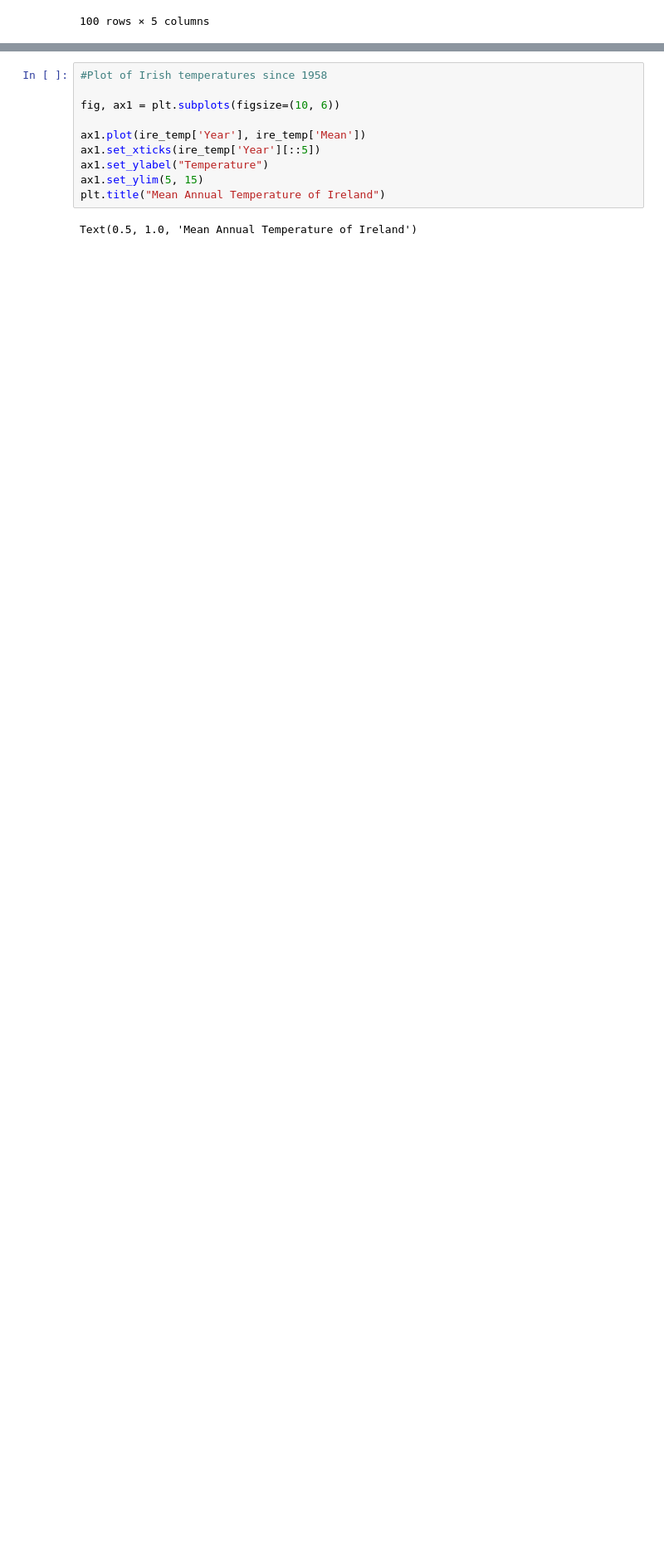
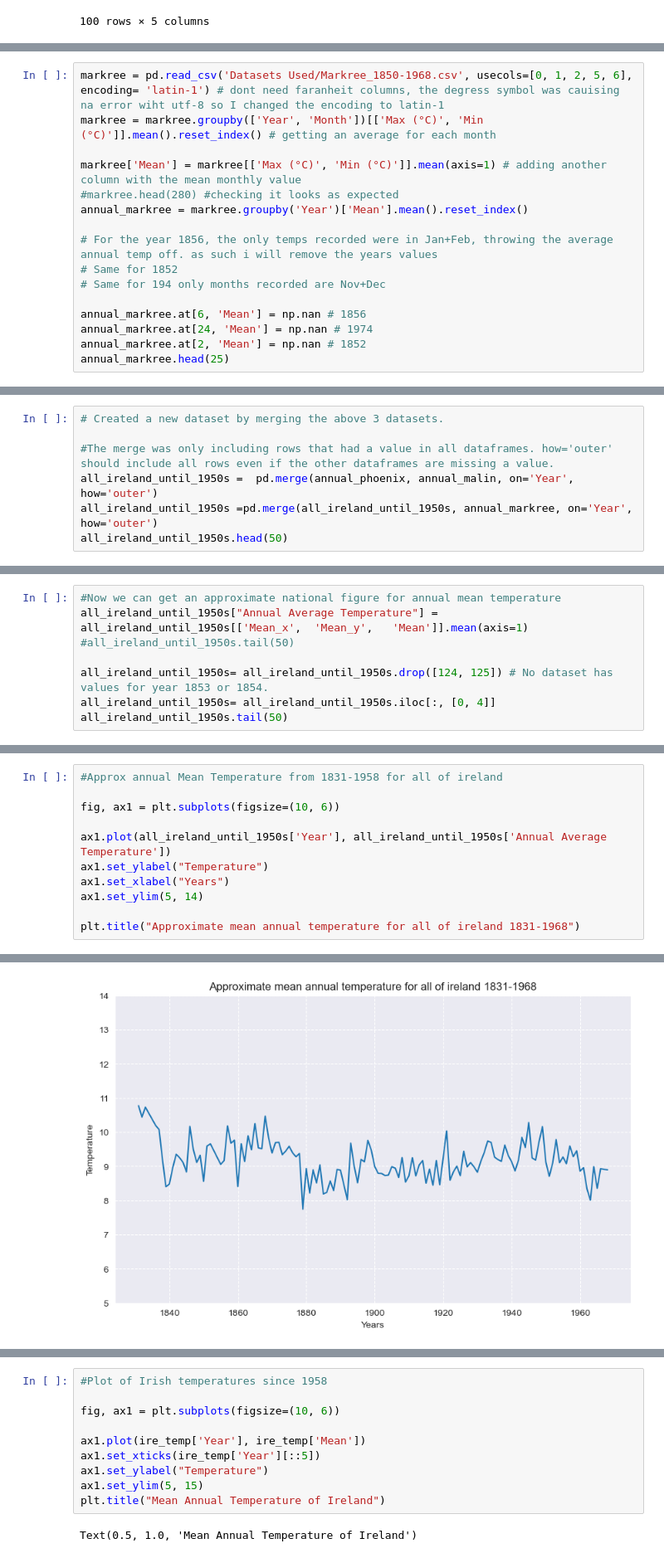
Before and after one commit to Kevin002023/PFDA--Climate-Project, a Jupyter notebook: PFDA-Project-2.ipynb, the cells around one changed output, grey strips where cells are left out. Shown at 83% size. Cells and saved outputs as stored; diff of their text form; blank space fills up the shorter version.

```diff
--- a/PFDA-Project-2.ipynb
+++ b/PFDA-Project-2.ipynb
@@ -748,0 +806,16 @@ annual_phoenix.head()
+# %%
+markree = pd.read_csv('Datasets Used/Markree_1850-1968.csv', usecols=[0, 1, 2, 5, 6], encoding= 'latin-1') # dont need faranheit columns, the degress symbol was cauising na error wiht utf-8 so I changed the encoding to latin-1
+markree = markree.groupby(['Year', 'Month'])[['Max (°C)', 'Min (°C)']].mean().reset_index() # getting an average for each month
+
+markree['Mean'] = markree[['Max (°C)', 'Min (°C)']].mean(axis=1) # adding another column with the mean monthly value
+#markree.head(280) #checking it looks as expected
+annual_markree = markree.groupby('Year')['Mean'].mean().reset_index()
+
+# For the year 1856, the only temps recorded were in Jan+Feb, throwing the average annual temp off. as such i will remove the years values
+# Same for 1852
+# Same for 194 only months recorded are Nov+Dec
+
+annual_markree.at[6, 'Mean'] = np.nan # 1856
+annual_markree.at[24, 'Mean'] = np.nan # 1974
+annual_markree.at[2, 'Mean'] = np.nan # 1852
+annual_markree.head(25)
@@ -748,0 +840,7 @@ annual_phoenix.head()
+# %%
+# Created a new dataset by merging the above 3 datasets.
+
+#The merge was only including rows that had a value in all dataframes. how='outer' should include all rows even if the other dataframes are missing a value.
+all_ireland_until_1950s =  pd.merge(annual_phoenix, annual_malin, on='Year', how='outer')
+all_ireland_until_1950s =pd.merge(all_ireland_until_1950s, annual_markree, on='Year', how='outer')
+all_ireland_until_1950s.head(50)
@@ -748,0 +865,8 @@ annual_phoenix.head()
+# %%
+#Now we can get an approximate national figure for annual mean temperature
+all_ireland_until_1950s["Annual Average Temperature"] = all_ireland_until_1950s[['Mean_x',	'Mean_y',	'Mean']].mean(axis=1)
+#all_ireland_until_1950s.tail(50)
+
+all_ireland_until_1950s= all_ireland_until_1950s.drop([124, 125]) # No dataset has values for year 1853 or 1854.
+all_ireland_until_1950s= all_ireland_until_1950s.iloc[:, [0, 4]]
+all_ireland_until_1950s.tail(50)
@@ -748,0 +891,12 @@ annual_phoenix.head()
+# %%
+#Approx annual Mean Temperature from 1831-1958 for all of ireland
+
+fig, ax1 = plt.subplots(figsize=(10, 6))
+
+ax1.plot(all_ireland_until_1950s['Year'], all_ireland_until_1950s['Annual Average Temperature'])
+ax1.set_ylabel("Temperature")
+ax1.set_xlabel("Years")
+ax1.set_ylim(5, 14)
+
+plt.title("Approximate mean annual temperature for all of ireland 1831-1968")
+# %% [output]
@@ -749 +904,2 @@ annual_phoenix.head()
+[figure, added]
 # %% [markdown]
```
Also changed, not shown: parts of 22 cells of this notebook, 2 other files.
